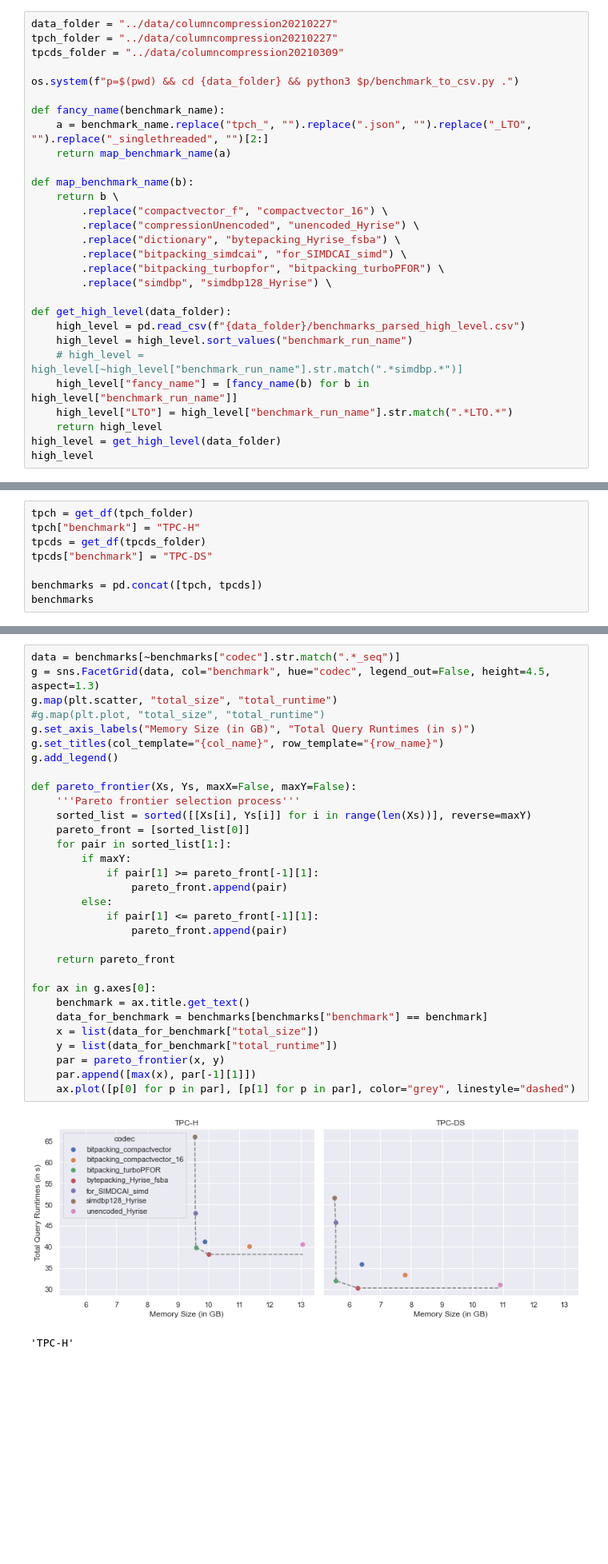
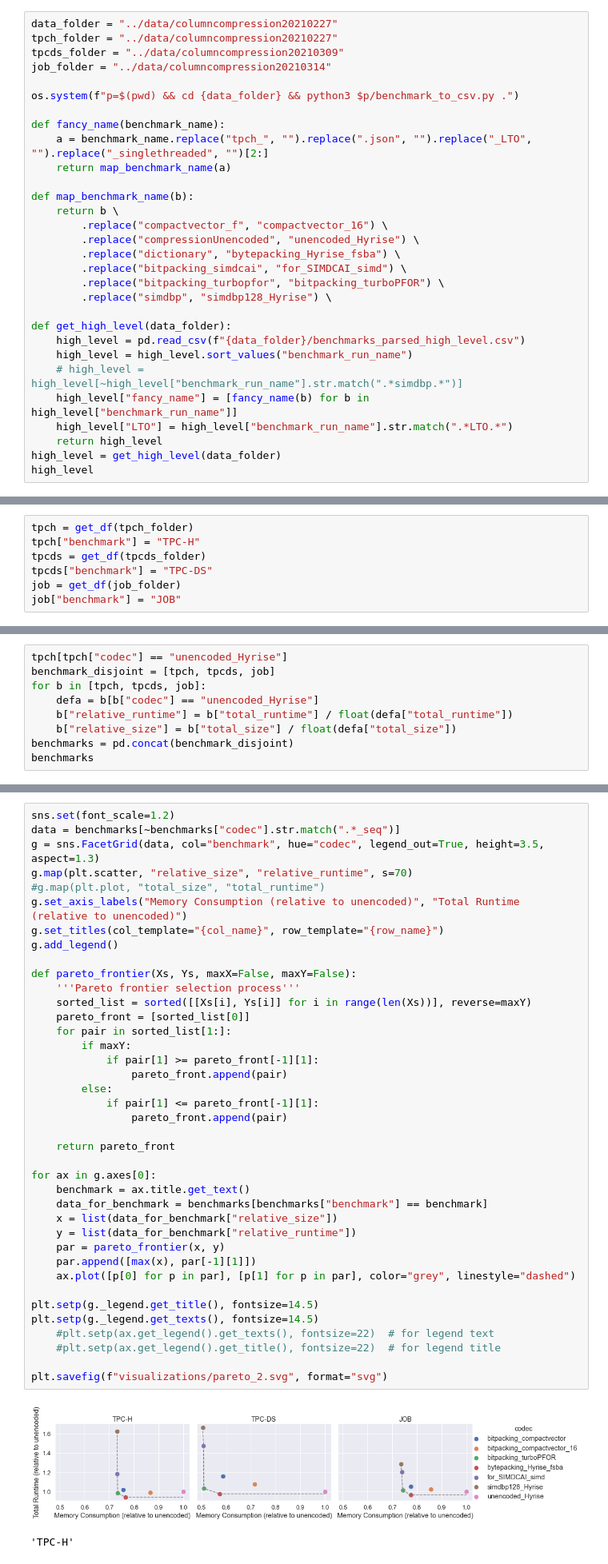
Before and after one commit to linuslh1996/column-compression, a Jupyter notebook: notebooks/CompareTPCH_ColumnCompression.ipynb, the cells around one changed output, grey strips where cells are left out. Shown at 80% size. Saved outputs shown, nothing was run; the diff lists cells and outputs as text; blank space fills up the shorter version.

```diff
--- a/notebooks/CompareTPCH_ColumnCompression.ipynb
+++ b/notebooks/CompareTPCH_ColumnCompression.ipynb
@@ -15,6 +15,7 @@ sns.set(rc={'figure.figsize':(20,14)})
 data_folder = "../data/columncompression20210227"
 tpch_folder = "../data/columncompression20210227"
 tpcds_folder = "../data/columncompression20210309"
+job_folder = "../data/columncompression20210314"
 
 os.system(f"p=$(pwd) && cd {data_folder} && python3 $p/benchmark_to_csv.py .")
 
@@ -317,7 +318,6 @@ tpch = get_df(tpch_folder)
 tpch["benchmark"] = "TPC-H"
 tpcds = get_df(tpcds_folder)
 tpcds["benchmark"] = "TPC-DS"
-
-benchmarks = pd.concat([tpch, tpcds])
-benchmarks
+job = get_df(job_folder)
+job["benchmark"] = "JOB"
 # %% [output]
@@ -340,0 +325,9 @@ benchmarks
+# %%
+tpch[tpch["codec"] == "unencoded_Hyrise"]
+benchmark_disjoint = [tpch, tpcds, job]
+for b in [tpch, tpcds, job]:
+    defa = b[b["codec"] == "unencoded_Hyrise"]
+    b["relative_runtime"] = b["total_runtime"] / float(defa["total_runtime"])
+    b["relative_size"] = b["total_size"] / float(defa["total_size"])
+benchmarks = pd.concat(benchmark_disjoint)
+benchmarks
@@ -341,36 +352,44 @@ benchmarks
 # %%
+sns.set(font_scale=1.2)
 data = benchmarks[~benchmarks["codec"].str.match(".*_seq")]
-g = sns.FacetGrid(data, col="benchmark", hue="codec", legend_out=False, height=4.5, aspect=1.3)
-g.map(plt.scatter, "total_size", "total_runtime")
+g = sns.FacetGrid(data, col="benchmark", hue="codec", legend_out=True, height=3.5, aspect=1.3)
+g.map(plt.scatter, "relative_size", "relative_runtime", s=70)
 #g.map(plt.plot, "total_size", "total_runtime")
-g.set_axis_labels("Memory Size (in GB)", "Total Query Runtimes (in s)")
+g.set_axis_labels("Memory Consumption (relative to unencoded)", "Total Runtime (relative to unencoded)")
 g.set_titles(col_template="{col_name}", row_template="{row_name}")
 g.add_legend()
 
 def pareto_frontier(Xs, Ys, maxX=False, maxY=False):
     '''Pareto frontier selection process'''
     sorted_list = sorted([[Xs[i], Ys[i]] for i in range(len(Xs))], reverse=maxY)
     pareto_front = [sorted_list[0]]
     for pair in sorted_list[1:]:
         if maxY:
             if pair[1] >= pareto_front[-1][1]:
                 pareto_front.append(pair)
         else:
             if pair[1] <= pareto_front[-1][1]:
                 pareto_front.append(pair)
 
     return pareto_front
 
 for ax in g.axes[0]:
     benchmark = ax.title.get_text()
     data_for_benchmark = benchmarks[benchmarks["benchmark"] == benchmark]
-    x = list(data_for_benchmark["total_size"])
-    y = list(data_for_benchmark["total_runtime"])
+    x = list(data_for_benchmark["relative_size"])
+    y = list(data_for_benchmark["relative_runtime"])
     par = pareto_frontier(x, y)
     par.append([max(x), par[-1][1]])
     ax.plot([p[0] for p in par], [p[1] for p in par], color="grey", linestyle="dashed")
+
+plt.setp(g._legend.get_title(), fontsize=14.5)
+plt.setp(g._legend.get_texts(), fontsize=14.5)
+    #plt.setp(ax.get_legend().get_texts(), fontsize=22)  # for legend text
+    #plt.setp(ax.get_legend().get_title(), fontsize=22)  # for legend title
+
+plt.savefig(f"visualizations/pareto_2.svg", format="svg")
 # %% [output]
-[figure, old version]
+[figure, new version]
 # %%
 # %% [output]
 'TPC-H'
```
Also changed, not shown: parts of 2 cells of this notebook, 1 other file.
